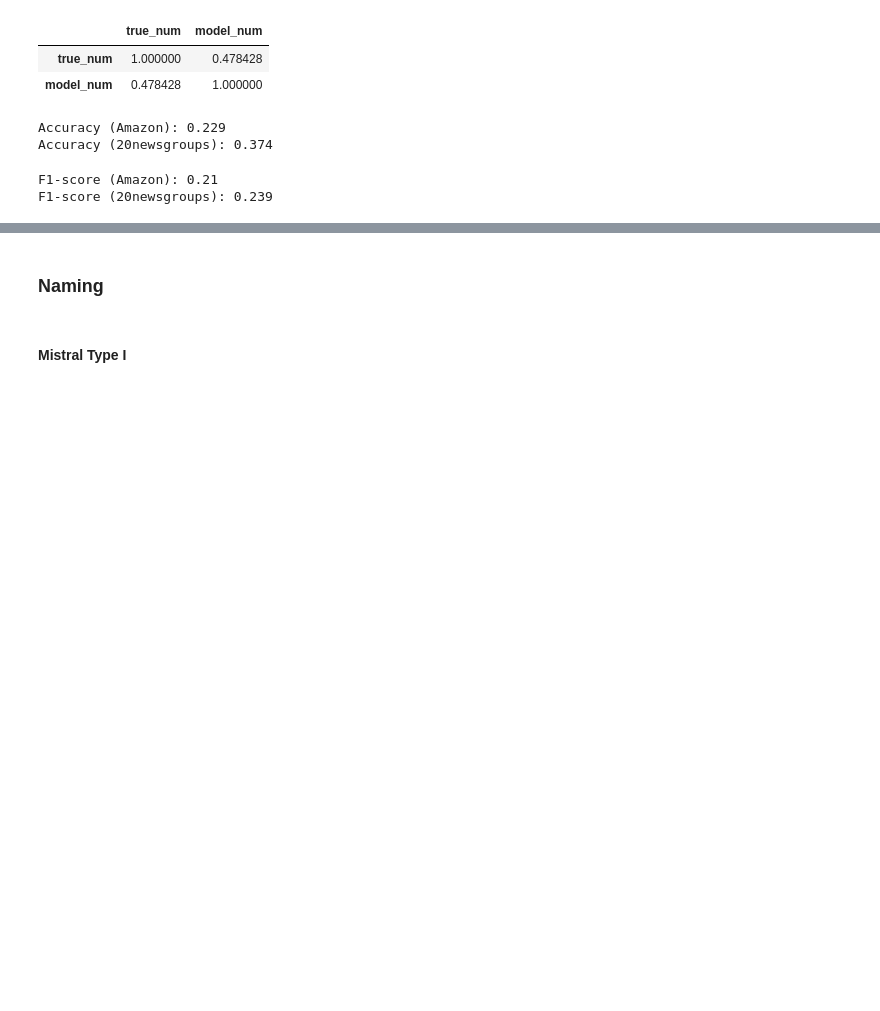
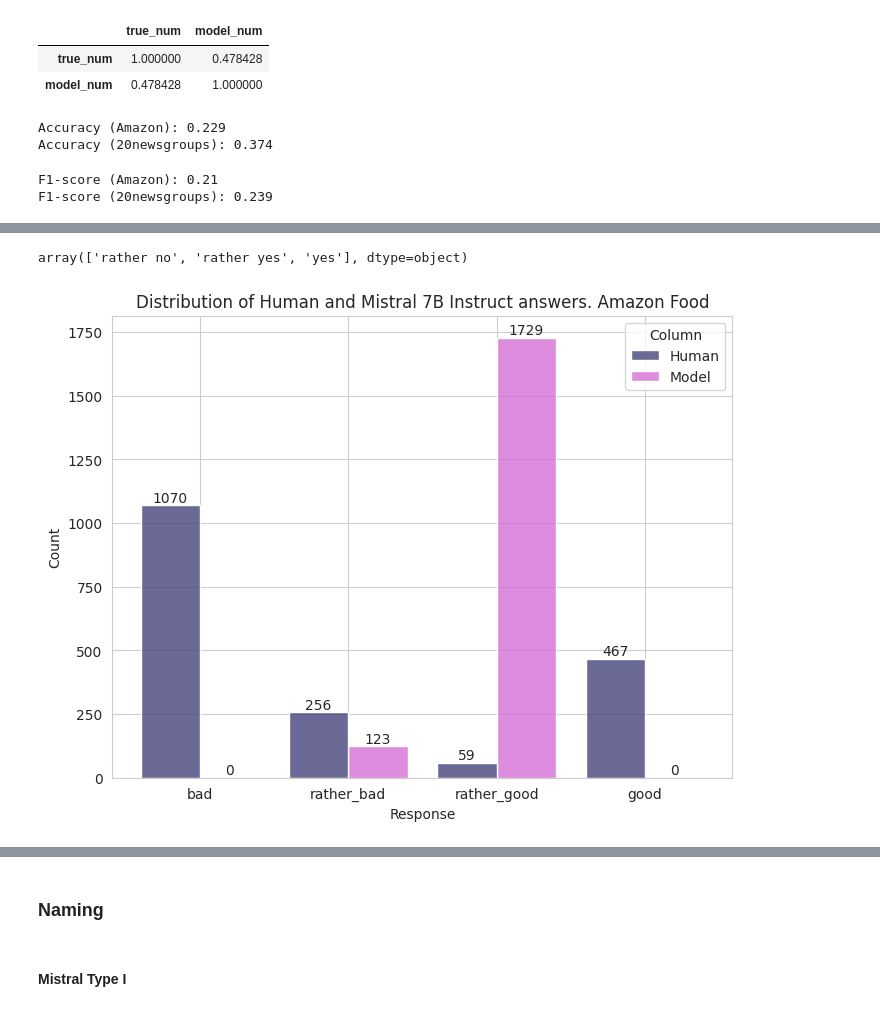
Before and after one commit to alex-mat-s/LLM_QE_TM, a Jupyter notebook: notebooks/results_analysis.ipynb, the cells around one changed output, grey strips where cells are left out. Cells and saved outputs as stored; diff of their text form; code cells hidden in the pictures; blank space fills up the shorter version.

```diff
--- a/notebooks/results_analysis.ipynb
+++ b/notebooks/results_analysis.ipynb
@@ -1087,0 +1135,49 @@ F1-score (20newsgroups): 0.239
+# %%
+# Clean data
+# Remove </s>
+
+data_prompt_mistral_2["model"] = [extract_answer_four_classes(x, answer_type="words") for x in data_prompt_mistral_2["model"]]
+# %%
+data_prompt_mistral_2["model"].unique()
+# %% [output]
+array(['rather no', 'rather yes', 'yes'], dtype=object)
+# %%
+answer_map = {
+    "no": "bad",
+    "rather no": "rather_bad",
+    "rather yes": "rather_good",
+    "yes": "good"
+}
+
+data_prompt_mistral_2["model"] = [answer_map[x] for x in data_prompt_mistral_2["model"]]
+# %%
+# Divide into two datasets
+data_prompt_mistral_2_amazon = data_prompt_mistral_2[data_prompt_mistral_2["text"].isin(amazon_food_texts)]
+data_prompt_mistral_2_newsgroups = data_prompt_mistral_2[data_prompt_mistral_2["text"].isin(newsgroups_texts)]
+
+data_prompt_mistral_2_amazon.to_csv(DATA_DIR.joinpath("text_coherence_mistral_7b_4_bit_4classes_P1_amazon.csv"))
+data_prompt_mistral_2_newsgroups.to_csv(DATA_DIR.joinpath("text_coherence_mistral_7b_4_bit_4classes_P1_newsgroup.csv"))
+# %%
+df = data_prompt_mistral_2_amazon[["true", "model"]]
+df.columns = ["Human", "Model"]
+df_long = df.melt(var_name='Column', value_name='Response')
+
+category_order = ["bad", "rather_bad", "rather_good", "good"]
+df_long['Response'] = pd.Categorical(df_long['Response'], categories=category_order, ordered=True)
+
+palette_colors = {"Human": "#3A3875", "Model": "#D366D3"}
+
+plt.figure(figsize=(8,6))
+
+ax = sns.histplot(data=df_long, x='Response', hue='Column', multiple='dodge', shrink=0.8, palette=palette_colors)
+
+for i in ax.containers:
+    ax.bar_label(i,)
+
+# Установка заголовка
+plt.title('Distribution of Human and Mistral 7B Instruct answers. Amazon Food')
+
+# Отображение графика
+plt.show()
+# %% [output]
+[figure, added]
```
Also changed, not shown: parts of 12 cells of this notebook, 2 other files.
